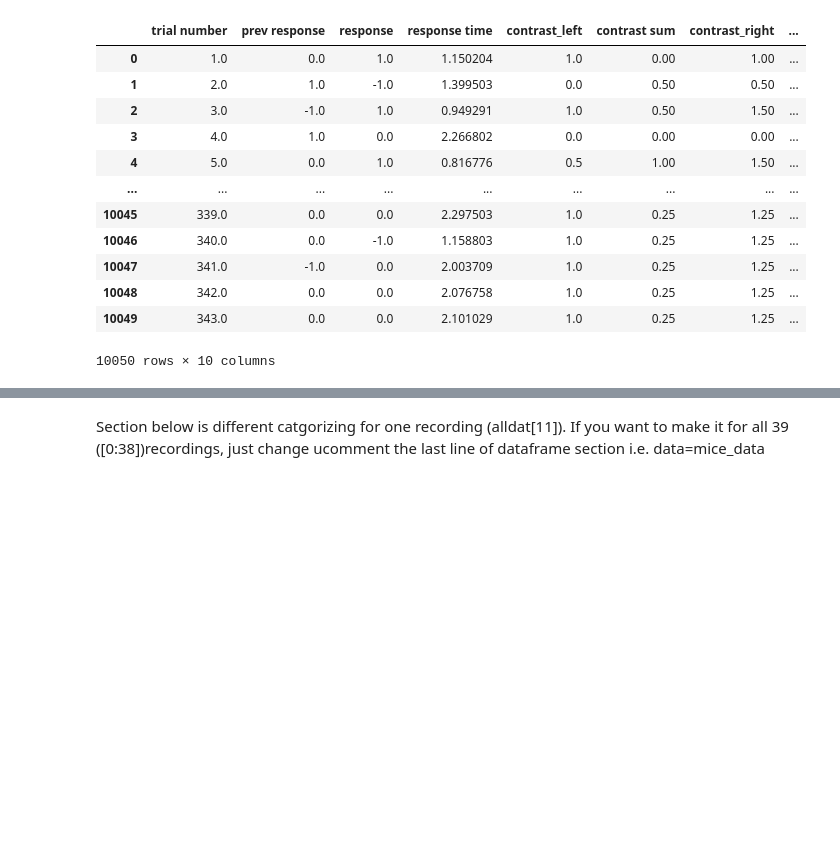
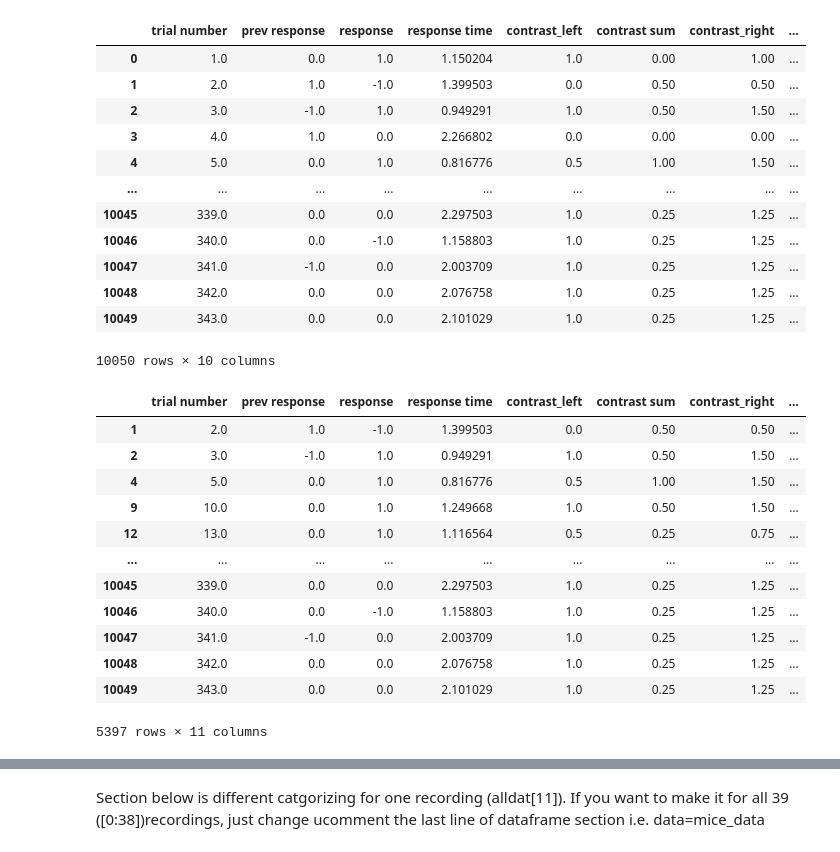
Before and after one commit to zova137/NMA, a Jupyter notebook: Load_steinmetz_decisions_(1)_(1).ipynb, the cells around one changed output, grey strips where cells are left out. Drawn from its saved outputs; the diff is of its cells as text; code cells hidden in the pictures; blank space fills up the shorter version.

```diff
--- a/Load_steinmetz_decisions_(1)_(1).ipynb
+++ b/Load_steinmetz_decisions_(1)_(1).ipynb
@@ -109,6 +109,21 @@ data.reindex()
 10050 rows × 10 columns
 # %%
 go_data=data[data['contrast sum']!=0]  #exclude no go data
+go_data
+# %% [output]
+|  | trial number | prev response | response | response time | contrast_left | contrast sum | contrast_right | ... |
+| 1 | 2.0 | 1.0 | -1.0 | 1.399503 | 0.0 | 0.50 | 0.50 | ... |
+| 2 | 3.0 | -1.0 | 1.0 | 0.949291 | 1.0 | 0.50 | 1.50 | ... |
+| 4 | 5.0 | 0.0 | 1.0 | 0.816776 | 0.5 | 1.00 | 1.50 | ... |
+| 9 | 10.0 | 0.0 | 1.0 | 1.249668 | 1.0 | 0.50 | 1.50 | ... |
+| 12 | 13.0 | 0.0 | 1.0 | 1.116564 | 0.5 | 0.25 | 0.75 | ... |
+| ... | ... | ... | ... | ... | ... | ... | ... | ... |
+| 10045 | 339.0 | 0.0 | 0.0 | 2.297503 | 1.0 | 0.25 | 1.25 | ... |
+| 10046 | 340.0 | 0.0 | -1.0 | 1.158803 | 1.0 | 0.25 | 1.25 | ... |
+| 10047 | 341.0 | -1.0 | 0.0 | 2.003709 | 1.0 | 0.25 | 1.25 | ... |
+| 10048 | 342.0 | 0.0 | 0.0 | 2.076758 | 1.0 | 0.25 | 1.25 | ... |
+| 10049 | 343.0 | 0.0 | 0.0 | 2.101029 | 1.0 | 0.25 | 1.25 | ... |
+5397 rows × 11 columns
 # %%
 #@title Describe dataframe
 
```
Also changed, not shown: parts of 4 cells of this notebook.
